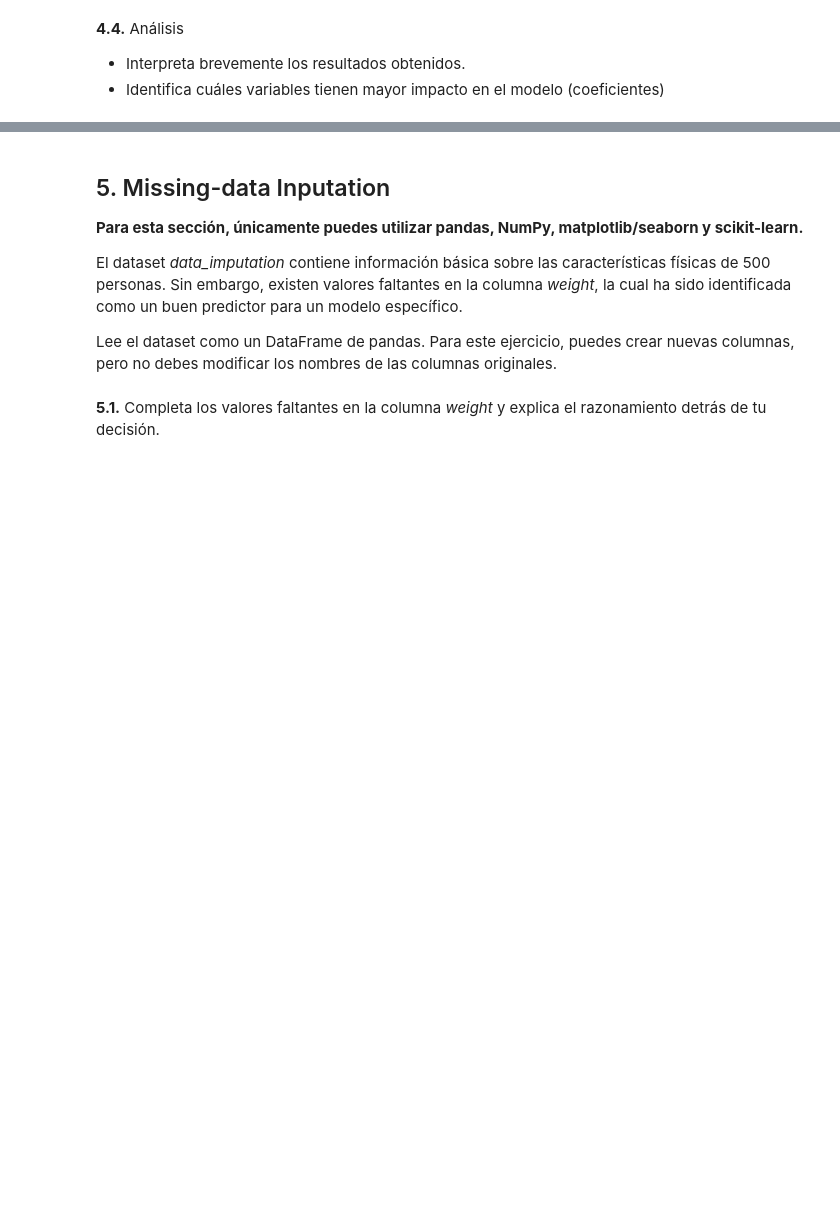
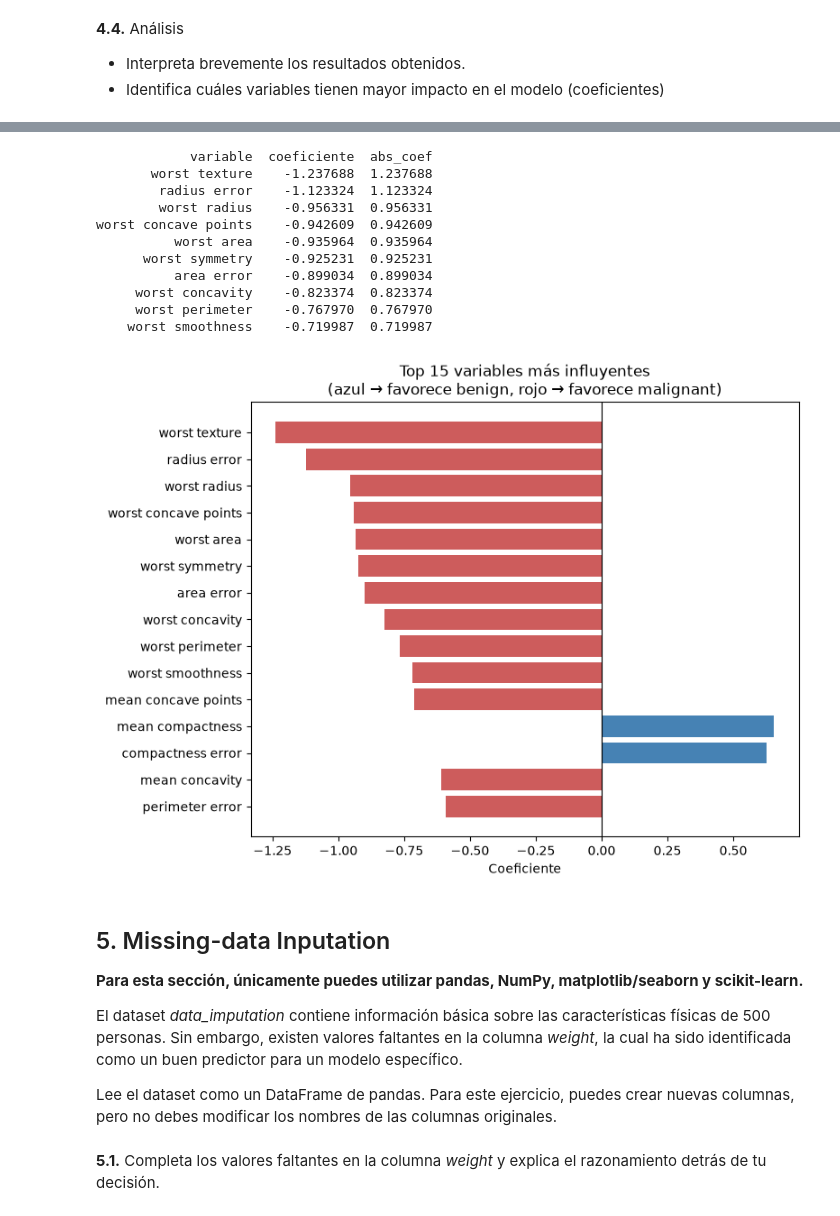
Before and after one commit to Saul-Ochoa/Solutions-to-Coding-Challenges, a Jupyter notebook: Examen_pricing_BCP/Examen_pricing/Examen/Test Python_examen.ipynb, the cells around one changed output, grey strips where cells are left out. Cells and saved outputs as stored; diff of their text form; code cells hidden in the pictures; blank space fills up the shorter version.

```diff
--- a/Examen_pricing_BCP/Examen_pricing/Examen/Test Python_examen.ipynb
+++ b/Examen_pricing_BCP/Examen_pricing/Examen/Test Python_examen.ipynb
@@ -107,3 +406,16 @@ Se utilizará el dataset *Breast Cancer* para este ejercicio. Cárgalo desde sci
 - Divide los datos en conjunto de entrenamiento y prueba utilizando una semilla aleatoria de 42.
 - Implementa un modelo de regresión logística.
 - Entrena el modelo utilizando el conjunto de entrenamiento.
+# %%
+from sklearn.model_selection import train_test_split
+from sklearn.linear_model import LogisticRegression
+
+X = df_scaled.drop(columns=["target"])
+y = df_scaled["target"]
+
+X_train, X_test, y_train, y_test = train_test_split(
+    X, y, test_size=0.2, random_state=42, stratify=y
+)
+
+model = LogisticRegression(max_iter=1000, random_state=42)
+model.fit(X_train, y_train)
@@ -123,3 +486,43 @@ Se utilizará el dataset *Breast Cancer* para este ejercicio. Cárgalo desde sci
+# %%
+# Coeficientes del modelo
+coefs = pd.DataFrame({
+    "variable":   X_train.columns,
+    "coeficiente": model.coef_[0]
+})
+
+# Valor absoluto para ordenar por impacto
+coefs["abs_coef"] = coefs["coeficiente"].abs()
+
+# Top 10 variables más influyentes
+top10 = coefs.sort_values("abs_coef", ascending=False).head(10)
+print(top10.to_string(index=False))
+
+
+top15 = coefs.sort_values("abs_coef", ascending=False).head(15)
+
+colores = ["steelblue" if c > 0 else "indianred" for c in top15["coeficiente"]]
+
+plt.figure(figsize=(8, 6))
+plt.barh(top15["variable"], top15["coeficiente"], color=colores)
+plt.axvline(0, color="black", linewidth=0.8)
+plt.gca().invert_yaxis()
+plt.xlabel("Coeficiente")
+plt.title("Top 15 variables más influyentes\n(azul → favorece benign, rojo → favorece malignant)")
+plt.tight_layout()
+plt.show()
+# %% [output]
+            variable  coeficiente  abs_coef
+       worst texture    -1.237688  1.237688
+        radius error    -1.123324  1.123324
+        worst radius    -0.956331  0.956331
+worst concave points    -0.942609  0.942609
+          worst area    -0.935964  0.935964
+      worst symmetry    -0.925231  0.925231
+          area error    -0.899034  0.899034
+     worst concavity    -0.823374  0.823374
+     worst perimeter    -0.767970  0.767970
+    worst smoothness    -0.719987  0.719987
+[figure, added]
 # %% [markdown]
 ## 5. Missing-data Inputation
 
```
Also changed, not shown: parts of 19 cells of this notebook.
